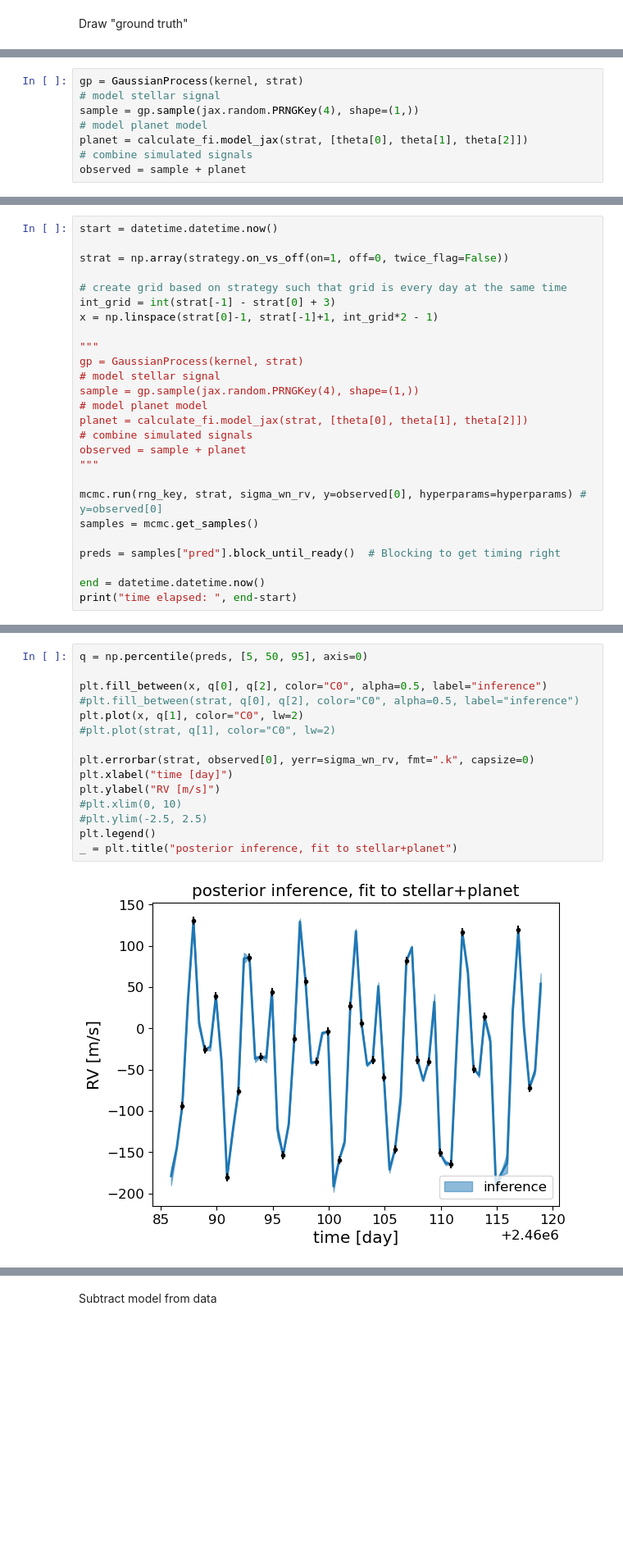
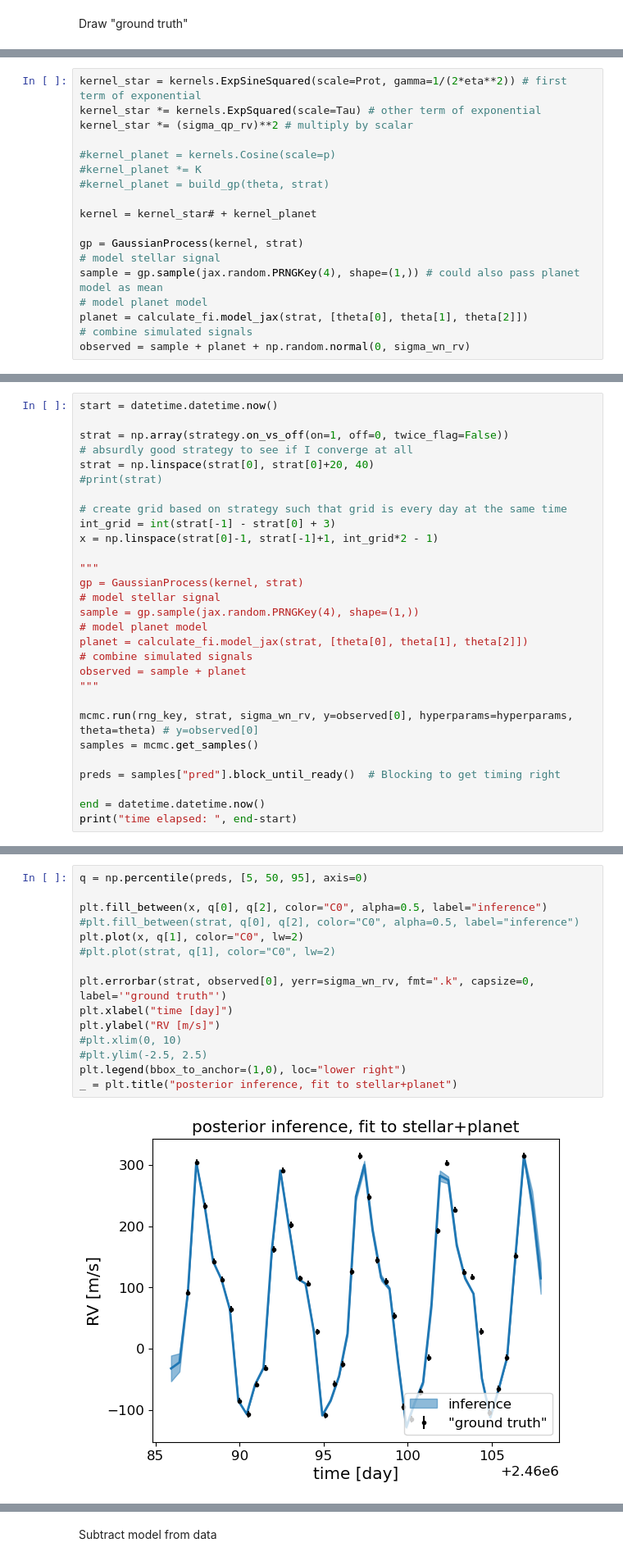
Before and after one commit to exoclam/gaspery, a Jupyter notebook: tutorials/fixed_budget.ipynb, the cells around one changed output, grey strips where cells are left out. Shown: that part at 82% size. Cells and saved outputs as stored; diff of their text form; blank space fills up the shorter version.

Commit message:
folded in Keplerian as mean to QP GP model...still no dice

```diff
--- a/tutorials/fixed_budget.ipynb
+++ b/tutorials/fixed_budget.ipynb
@@ -433,8 +511,18 @@ Draw "ground truth"
 # %%
+kernel_star = kernels.ExpSineSquared(scale=Prot, gamma=1/(2*eta**2)) # first term of exponential
+kernel_star *= kernels.ExpSquared(scale=Tau) # other term of exponential
+kernel_star *= (sigma_qp_rv)**2 # multiply by scalar
+
+#kernel_planet = kernels.Cosine(scale=p)
+#kernel_planet *= K
+#kernel_planet = build_gp(theta, strat)
+
+kernel = kernel_star# + kernel_planet
+
 gp = GaussianProcess(kernel, strat)
 # model stellar signal
-sample = gp.sample(jax.random.PRNGKey(4), shape=(1,))
+sample = gp.sample(jax.random.PRNGKey(4), shape=(1,)) # could also pass planet model as mean
 # model planet model
 planet = calculate_fi.model_jax(strat, [theta[0], theta[1], theta[2]])
 # combine simulated signals
-observed = sample + planet
+observed = sample + planet + np.random.normal(0, sigma_wn_rv)
@@ -456,6 +549,9 @@ plt.show()
 start = datetime.datetime.now()
 
 strat = np.array(strategy.on_vs_off(on=1, off=0, twice_flag=False))
+# absurdly good strategy to see if I converge at all
+strat = np.linspace(strat[0], strat[0]+20, 40)
+#print(strat)
 
 # create grid based on strategy such that grid is every day at the same time
 int_grid = int(strat[-1] - strat[0] + 3)
@@ -471,7 +567,7 @@ planet = calculate_fi.model_jax(strat, [theta[0], theta[1], theta[2]])
 observed = sample + planet
 """
 
-mcmc.run(rng_key, strat, sigma_wn_rv, y=observed[0], hyperparams=hyperparams) # y=observed[0]
+mcmc.run(rng_key, strat, sigma_wn_rv, y=observed[0], hyperparams=hyperparams, theta=theta) # y=observed[0]
 samples = mcmc.get_samples()
 
 preds = samples["pred"].block_until_ready()  # Blocking to get timing right
@@ -486,17 +582,17 @@ time elapsed:  0:00:14.678228
 # %%
 q = np.percentile(preds, [5, 50, 95], axis=0)
 
 plt.fill_between(x, q[0], q[2], color="C0", alpha=0.5, label="inference")
 #plt.fill_between(strat, q[0], q[2], color="C0", alpha=0.5, label="inference")
 plt.plot(x, q[1], color="C0", lw=2)
 #plt.plot(strat, q[1], color="C0", lw=2)
 
-plt.errorbar(strat, observed[0], yerr=sigma_wn_rv, fmt=".k", capsize=0)
+plt.errorbar(strat, observed[0], yerr=sigma_wn_rv, fmt=".k", capsize=0, label='"ground truth"')
 plt.xlabel("time [day]")
 plt.ylabel("RV [m/s]")
 #plt.xlim(0, 10)
 #plt.ylim(-2.5, 2.5)
-plt.legend()
+plt.legend(bbox_to_anchor=(1,0), loc="lower right")
 _ = plt.title("posterior inference, fit to stellar+planet")
 # %% [output]
-[figure, old version]
+[figure, new version]
```
Also changed, not shown: parts of 10 cells of this notebook, 1 other file.
